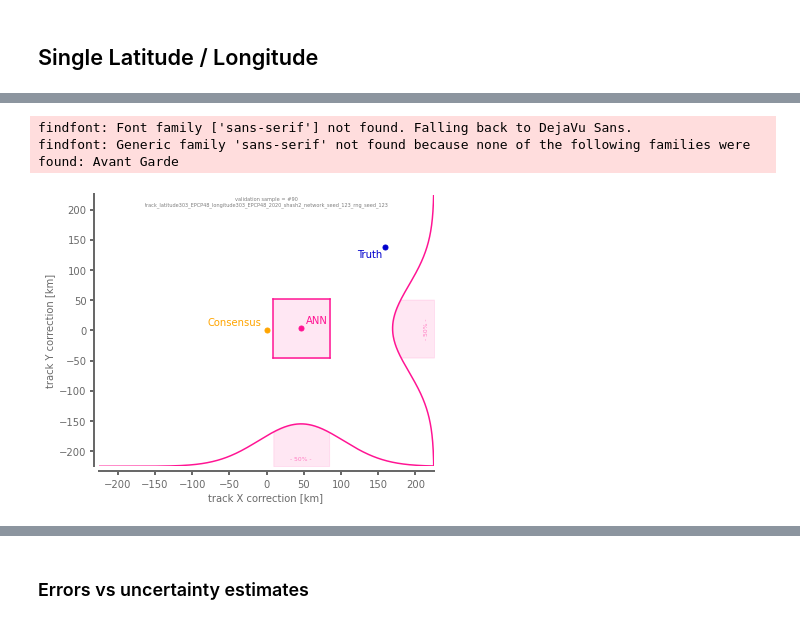
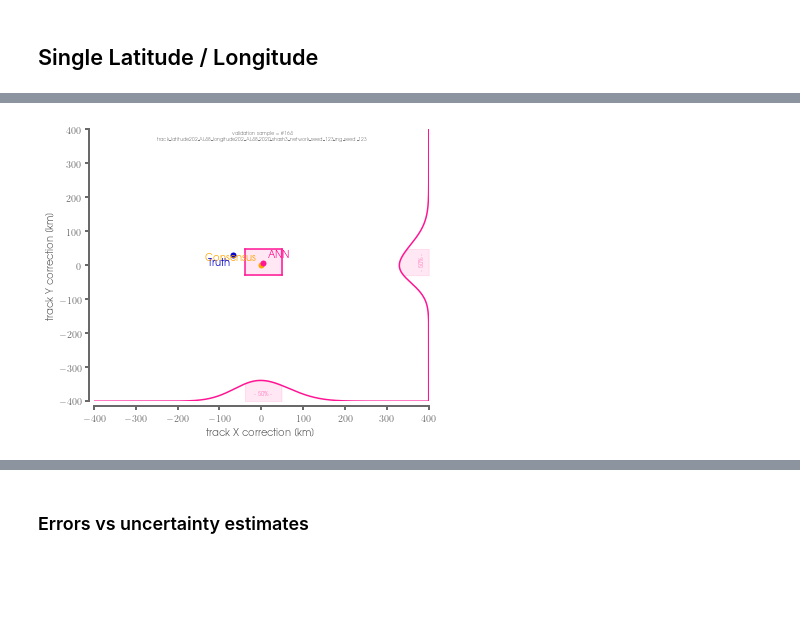
Before and after one commit to mafern/tcane_track, a Jupyter notebook: split_shash/_plot_model_predictions.ipynb, the cells around one changed output, grey strips where cells are left out. Saved outputs shown, nothing was run; the diff lists cells and outputs as text; code cells hidden in the pictures; blank space fills up the shorter version.

Commit message:
additional comparison plots

```diff
--- a/split_shash/_plot_model_predictions.ipynb
+++ b/split_shash/_plot_model_predictions.ipynb
@@ -48,8 +48,8 @@ np.warnings.filterwarnings("ignore", category=np.VisibleDeprecationWarning)
 # EXP_NAME_dx = "longitude302_EPCP48"
 # EXP_NAME_dy = "latitude302_EPCP48"
 
-EXP_NAME_dx = "longitude303_EPCP48"
-EXP_NAME_dy = "latitude303_EPCP48"
+EXP_NAME_dx = "longitude202_AL48"
+EXP_NAME_dy = "latitude202_AL48"
 
 
 RNG_SEED = 123
@@ -220,7 +220,7 @@ N_COLORS = 50
 colors = ('#D95980','#284E60','#284E60','#C3B1E1','#351F27','#A9C961')
 
 ### for white background...
-plt.rc('text',usetex=False)
+plt.rc('text',usetex=True)
 plt.rc('font',**{'family':'sans-serif','sans-serif':['Avant Garde']})
 plt.rc('savefig',facecolor='white')
 plt.rc('axes',facecolor='white')
@@ -450,6 +444,6 @@ findfont: Generic family 'sans-serif' not found because none of the following fa
 # %%
-index = 90
-bound = 225
+index = 164
+bound = 400
 scale = 10_000
 
 #----------------------------------------------------------------
@@ -498,39 +492,37 @@ d = -bound + scale*shash_dist.prob(x)
 plt.plot(x,d,'-',color='deeppink')
 x_shade = np.logical_and((x>=df['ann_low_correction_dx'][index]), (x<=df['ann_high_correction_dx'][index]))
 plt.fill_between(x,d,-bound,x_shade, color='deeppink',alpha=.1)
-plt.annotate("- 50% -", (df['ann_low_correction_dx'][index]+df['iqr_dx'][index]/2,-bound), color='deeppink', alpha=.5,xytext=(0,5), fontsize=6, textcoords='offset pixels',horizontalalignment='center', verticalalignment='bottom')
+plt.annotate("- 50\% -", (df['ann_low_correction_dx'][index]+df['iqr_dx'][index]/2,-bound), color='deeppink', alpha=.5,xytext=(0,5), fontsize=6, textcoords='offset pixels',horizontalalignment='center', verticalalignment='bottom')
 
 
 # plot the y-direction PDF
 x = np.arange(-1000,1000)
 shash_dist = shash_tfp.Shash(df['mu_pred_dy'][index],
                        df['sigma_pred_dy'][index],
                        df['gamma_pred_dy'][index],
                        df['tau_pred_dy'][index],
                       )
 d = bound - scale*shash_dist.prob(x)
 plt.plot(d,x,'-',color='deeppink')
 x_shade = np.logical_and((x>=df['ann_low_correction_dy'][index]), (x<=df['ann_high_correction_dy'][index]))
 plt.fill_betweenx(x,d,bound,x_shade, color='deeppink',alpha=.1)
-plt.annotate("- 50% -", (bound,df['ann_low_correction_dy'][index]+df['iqr_dy'][index]/2), color='deeppink', alpha=.5,xytext=(-5,0), fontsize=6, textcoords='offset pixels',horizontalalignment='right', verticalalignment='center', rotation=90)
+plt.annotate("- 50\% -", (bound,df['ann_low_correction_dy'][index]+df['iqr_dy'][index]/2), color='deeppink', alpha=.5,xytext=(-5,0), fontsize=6, textcoords='offset pixels',horizontalalignment='right', verticalalignment='center', rotation=90)
 
 
 plt.xlabel('track X correction [km] ')
 plt.ylabel('track Y correction [km]')
 
 ax = plt.gca()
-plt.text(.5, .995, 'validation sample = #' + str(index) + '\n' + MODEL_NAME,
+plt.text(.5, .995, 'validation sample = \#' + str(index) + '\n' + MODEL_NAME,
     horizontalalignment='center',
     verticalalignment='top',
     color='tab:gray',
     fontsize=5,
     transform = ax.transAxes)
 
 plt.savefig(FIGURE_PATH + 'prediction_map_sample' + str(index) + '_' + MODEL_NAME + '.png', dpi=dpiFig)
 plt.show()
 
 # df_dx.iloc[index]
 # %% [output]
-findfont: Font family ['sans-serif'] not found. Falling back to DejaVu Sans.
-findfont: Generic family 'sans-serif' not found because none of the following families were found: Avant Garde
-[figure, old version]
+[figure, new version]
```
Also changed, not shown: parts of 8 cells of this notebook, 1 other file.
